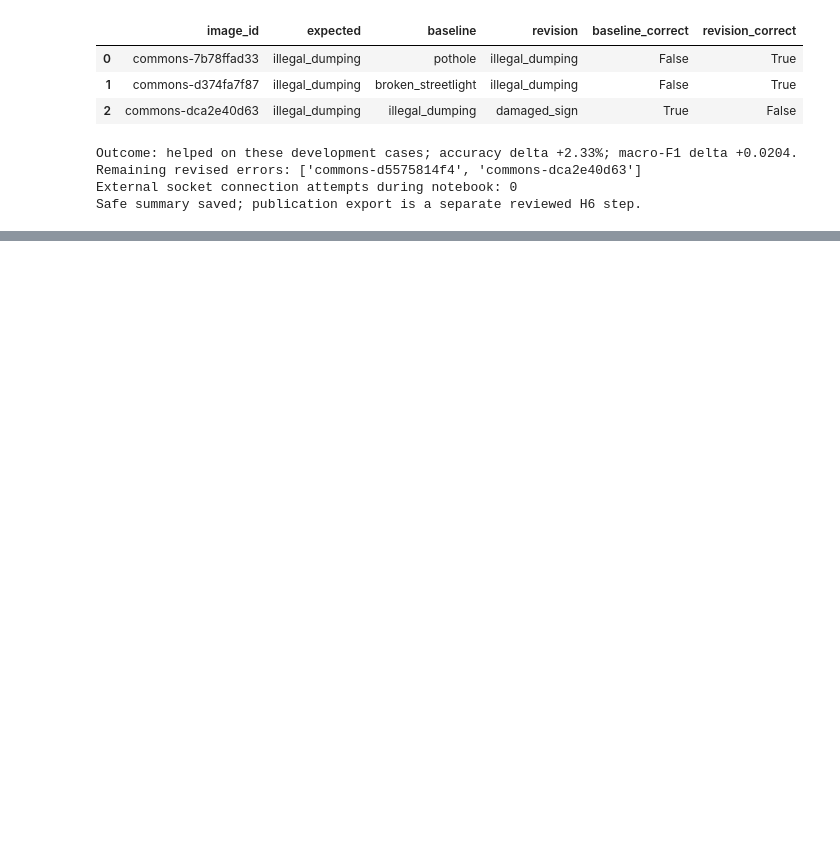
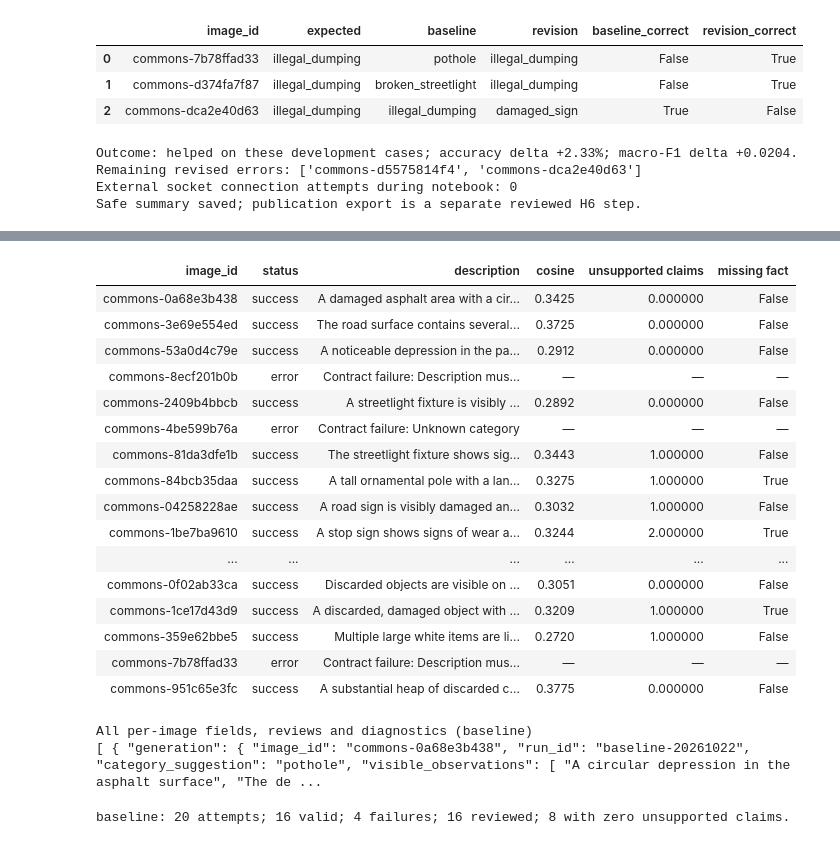
Before and after one commit to Itz-Viggy/civicfix, a Jupyter notebook: experiments/first_model_exploration/training_experiments.ipynb, the cells around one changed output, grey strips where cells are left out. Saved outputs shown, nothing was run; the diff lists cells and outputs as text; code cells hidden in the pictures; blank space fills up the shorter version.

```diff
--- a/experiments/first_model_exploration/training_experiments.ipynb
+++ b/experiments/first_model_exploration/training_experiments.ipynb
@@ -514,0 +642,47 @@ The result supports keeping the revised prompts for the next evaluation, but a s
+# %%
+def show_description_run(name):
+    cfg, generations, scores, reviews, scorer, metrics = desc_runs[name]
+    score_by_id = {r["image_id"]: r for r in scores}
+    review_by_id = {r["image_id"]: r for r in reviews}
+    failures = {r["image_id"]: r for r in read_jsonl(DESC / "evidence" / name / "failure_diagnostics.jsonl")}
+    table, records = [], []
+    for row in generations:
+        image_id = row["image_id"]
+        score, review = score_by_id[image_id], review_by_id.get(image_id)
+        failure = failures.get(image_id)
+        table.append({"image_id": image_id, "status": row["status"],
+                      "description": row["description"] or "Contract failure: " + failure["validation_message"],
+                      "cosine": score["clip_cosine"],
+                      "unsupported claims": review["unsupported_claim_count"] if review else None,
+                      "missing fact": review["missing_important_visible_fact"] if review else None})
+        records.append({"generation": row, "score": score, "review": review, "failure": failure})
+    with pd.option_context("display.max_rows", None, "display.max_colwidth", None):
+        display(pd.DataFrame(table).style.hide(axis="index").format({"cosine": "{:.4f}"}, na_rep="—")
+                .set_properties(**{"white-space": "normal", "max-width": "360px", "vertical-align": "top"}))
+    content = html.escape(json.dumps(records, indent=2))
+    display(HTML("<details><summary>All per-image fields, reviews and diagnostics (" + name + ")</summary><pre>" + content + "</pre></details>"))
+    print(f"{name}: {metrics['attempted']} attempts; {metrics['generated']} valid; {metrics['generation_failures']} failures; "
+          f"{metrics['reviewed']} reviewed; {metrics['zero_unsupported_claims']} with zero unsupported claims.")
+
+show_description_run("baseline")
+# %% [output]
+| image_id | status | description | cosine | unsupported claims | missing fact |
+| commons-0a68e3b438 | success | A damaged asphalt area with a cir... | 0.3425 | 0.000000 | False |
+| commons-3e69e554ed | success | The road surface contains several... | 0.3725 | 0.000000 | False |
+| commons-53a0d4c79e | success | A noticeable depression in the pa... | 0.2912 | 0.000000 | False |
+| commons-8ecf201b0b | error | Contract failure: Description mus... | — | — | — |
+| commons-2409b4bbcb | success | A streetlight fixture is visibly ... | 0.2892 | 0.000000 | False |
+| commons-4be599b76a | error | Contract failure: Unknown category | — | — | — |
+| commons-81da3dfe1b | success | The streetlight fixture shows sig... | 0.3443 | 1.000000 | False |
+| commons-84bcb35daa | success | A tall ornamental pole with a lan... | 0.3275 | 1.000000 | True |
+| commons-04258228ae | success | A road sign is visibly damaged an... | 0.3032 | 1.000000 | False |
+| commons-1be7ba9610 | success | A stop sign shows signs of wear a... | 0.3244 | 2.000000 | True |
+| ... | ... | ... | ... | ... | ... |
+| commons-0f02ab33ca | success | Discarded objects are visible on ... | 0.3051 | 0.000000 | False |
+| commons-1ce17d43d9 | success | A discarded, damaged object with ... | 0.3209 | 1.000000 | True |
+| commons-359e62bbe5 | success | Multiple large white items are li... | 0.2720 | 1.000000 | False |
+| commons-7b78ffad33 | error | Contract failure: Description mus... | — | — | — |
+| commons-951c65e3fc | success | A substantial heap of discarded c... | 0.3775 | 0.000000 | False |
+All per-image fields, reviews and diagnostics (baseline)
+[ { "generation": { "image_id": "commons-0a68e3b438", "run_id": "baseline-20261022", "category_suggestion": "pothole", "visible_observations": [ "A circular depression in the asphalt surface", "The de ...
+baseline: 20 attempts; 16 valid; 4 failures; 16 reviewed; 8 with zero unsupported claims.
```
Also changed, not shown: parts of 20 cells of this notebook, 9 other files.
